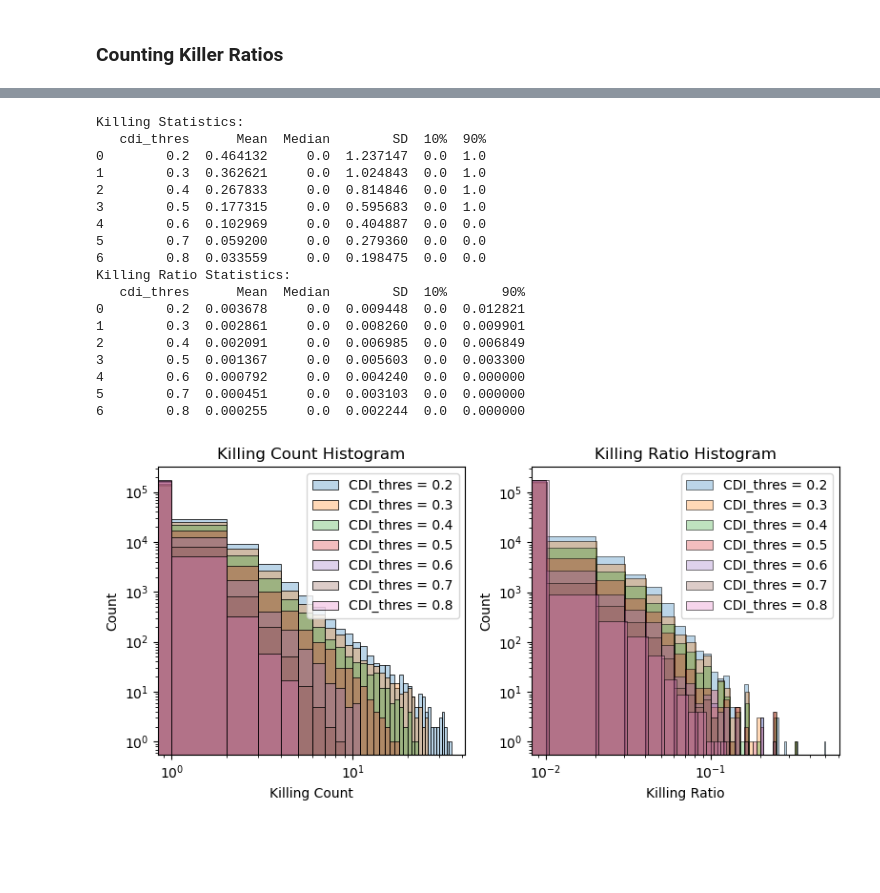
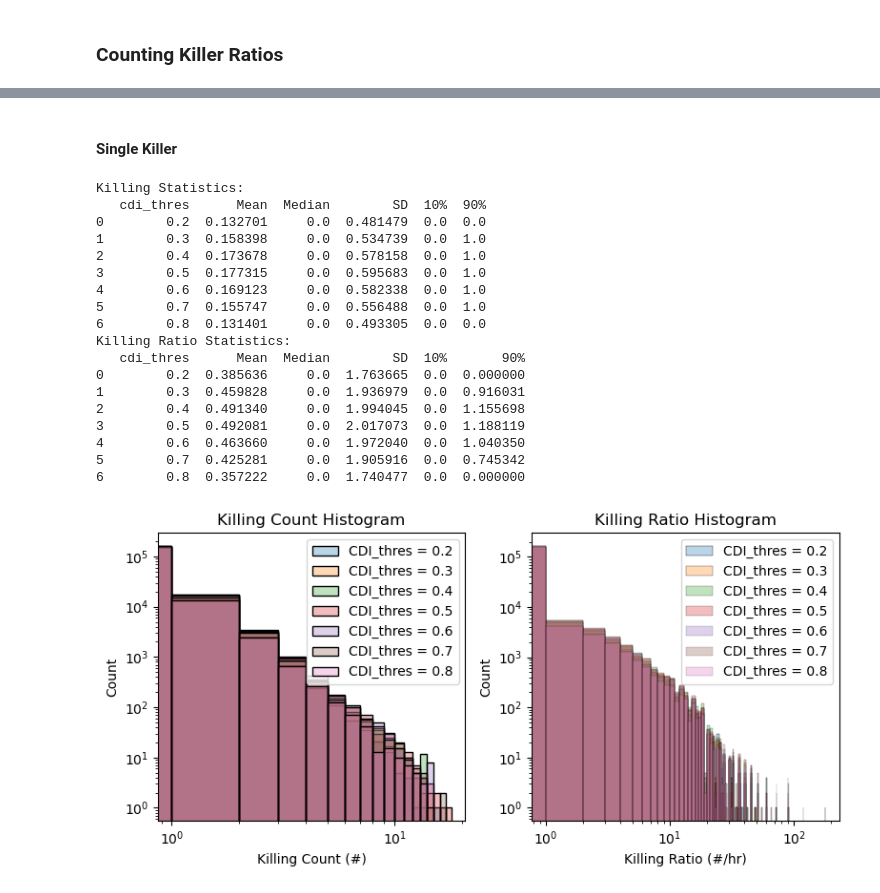
Before and after one commit to bpi-oxford/Cytotoxicity-Pipeline, a Jupyter notebook: notebooks/example_13.ipynb, the cells around one changed output, grey strips where cells are left out. Drawn from its saved outputs; the diff is of its cells as text; code cells hidden in the pictures; blank space fills up the shorter version.

```diff
--- a/notebooks/example_13.ipynb
+++ b/notebooks/example_13.ipynb
@@ -119,3 +146,11 @@ killer_t_cells[0.5]
 | 15114 | 208514 | 8422 | [95977 97157 97573 97670 99474] |
 | 15115 | 208532 | 8419 | [82927] |
 15116 rows × 3 columns
+# %%
+multi_killer_t_cells = {}
+
+for i in tqdm(range(2,5,1)):
+    cdi_thres = 0.1*i
+    multi_killer_t_cells[cdi_thres] = dd.read_csv("./tmp/multi_killer_t_cells_{:.1f}.csv".format(cdi_thres))
+    multi_killer_t_cells[cdi_thres] = multi_killer_t_cells[cdi_thres].compute()
+multi_killer_t_cells[0.2]
@@ -255,3 +377,9 @@ contacts[0.5]
 | 39496 | 8422 | 23493535 | True |
 | 39497 | 8419 | 23466073 | True |
 39498 rows × 3 columns
+# %%
+# offset the label id by time for multi killers
+for i in range(2,5,1):
+    cdi_thres = 0.1*i
+    multi_contacts[cdi_thres]['label'] = multi_contacts[cdi_thres].apply(lambda x: x["label"] + t_cell_counts[x["frame"]], axis=1)
+multi_contacts[0.2]
@@ -278,3 +420,12 @@ tcell_with_kill[0.5]
 | 149312 | 25585404 | 519.011236 | 707.191011 | 702 | 515 | 13 | 9 | 707.191011 | 519.011236 | ... |
 | 149313 | 25615129 | 665.200000 | 670.766667 | 666 | 659 | 10 | 13 | 670.766667 | 665.200000 | ... |
 23595350 rows × 42 columns
+# %%
+tcell_with_multi_kill = {}
+for i in tqdm(range(2,5,1)):
+    cdi_thres = 0.1*i
+
+    tcell_with_multi_kill[cdi_thres] = dd.merge(tcell_ddf,multi_contacts[cdi_thres][["kill","label"]], on=["label"], how="left")
+    tcell_with_multi_kill[cdi_thres] = tcell_with_multi_kill[cdi_thres].compute()
+    tcell_with_multi_kill[cdi_thres]['kill'] = tcell_with_multi_kill[cdi_thres]['kill'].fillna(False)
+tcell_with_multi_kill[0.2]
@@ -303,3 +468,10 @@ tcell_killing[0.5]
 | 146743 | 4943714 | 581.190476 | 966.642857 | 964 | 578 | 6 | 8 | 966.642857 | 581.190476 | ... |
 | 146975 | 10741670 | 61.883333 | 508.966667 | 504 | 59 | 11 | 7 | 508.966667 | 61.883333 | ... |
 31644 rows × 42 columns
+# %%
+tcell_multi_killing = {}
+
+for i in tqdm(range(2,5,1)):
+    cdi_thres = 0.1*i
+    tcell_multi_killing[cdi_thres] = tcell_with_multi_kill[cdi_thres][tcell_with_multi_kill[cdi_thres]["kill"]]
+tcell_multi_killing[0.2]
@@ -353,3 +581,5 @@ killer_count
+# %% [markdown]
+#### Single Killer
 # %%
 fig, axs = plt.subplots(1,2,figsize=(8,4))
 
@@ -376,10 +606,10 @@ for i in tqdm(range(2,9,1)):
 
     kill_count = tcell_with_kill[cdi_thres].groupby("track_id")["kill"].sum()
     track_len = tcell_with_kill[cdi_thres].groupby("track_id")["kill"].count()
-    kill_ratio = kill_count/track_len
-#     # axs.axvline(np.median(kill_count),c="k",label="Median")
+    kill_ratio = kill_count/(track_len*10/3600)
+    # axs.axvline(np.median(kill_count),c="k",label="Median")
     sns.histplot(kill_count,binwidth=1,label="CDI_thres = {:.1f}".format(cdi_thres),alpha=0.3, ax=axs[0])
-    sns.histplot(kill_ratio,binwidth=0.01,label="CDI_thres = {:.1f}".format(cdi_thres),alpha=0.3, ax=axs[1])
+    sns.histplot(kill_ratio,binwidth=1,label="CDI_thres = {:.1f}".format(cdi_thres),alpha=0.3, ax=axs[1])
 
     killing_stats["cdi_thres"].append(cdi_thres)
     killing_stats["Mean"].append(np.mean(kill_count))
@@ -395,46 +625,46 @@ for i in tqdm(range(2,9,1)):
     killing_ratio_stats["10%"].append(np.percentile(kill_ratio,10))
     killing_ratio_stats["90%"].append(np.percentile(kill_ratio,90))
 
 axs[0].set_title("Killing Count Histogram")
-axs[0].set_xlabel("Killing Count")
+axs[0].set_xlabel("Killing Count (#)")
 axs[0].set_ylabel("Count")
 axs[0].set_yscale("log")
 axs[0].set_xscale("log")
 axs[0].legend()
 
 axs[1].set_title("Killing Ratio Histogram")
-axs[1].set_xlabel("Killing Ratio")
+axs[1].set_xlabel("Killing Ratio (#/hr)")
 axs[1].set_ylabel("Count")
 axs[1].set_yscale("log")
 axs[1].set_xscale("log")
 axs[1].legend()
 
 plt.tight_layout()
 
 killing_stats = pd.DataFrame.from_dict(killing_stats)
 print("Killing Statistics:")
 print(killing_stats)
 
 killing_ratio_stats = pd.DataFrame.from_dict(killing_ratio_stats)
 print("Killing Ratio Statistics:")
 print(killing_ratio_stats)
 # %% [output]
 Killing Statistics:
    cdi_thres      Mean  Median        SD  10%  90%
-0        0.2  0.464132     0.0  1.237147  0.0  1.0
-1        0.3  0.362621     0.0  1.024843  0.0  1.0
-2        0.4  0.267833     0.0  0.814846  0.0  1.0
+0        0.2  0.132701     0.0  0.481479  0.0  0.0
+1        0.3  0.158398     0.0  0.534739  0.0  1.0
+2        0.4  0.173678     0.0  0.578158  0.0  1.0
 3        0.5  0.177315     0.0  0.595683  0.0  1.0
-4        0.6  0.102969     0.0  0.404887  0.0  0.0
-5        0.7  0.059200     0.0  0.279360  0.0  0.0
-6        0.8  0.033559     0.0  0.198475  0.0  0.0
+4        0.6  0.169123     0.0  0.582338  0.0  1.0
+5        0.7  0.155747     0.0  0.556488  0.0  1.0
+6        0.8  0.131401     0.0  0.493305  0.0  0.0
 Killing Ratio Statistics:
    cdi_thres      Mean  Median        SD  10%       90%
-0        0.2  0.003678     0.0  0.009448  0.0  0.012821
-1        0.3  0.002861     0.0  0.008260  0.0  0.009901
-2        0.4  0.002091     0.0  0.006985  0.0  0.006849
-3        0.5  0.001367     0.0  0.005603  0.0  0.003300
-4        0.6  0.000792     0.0  0.004240  0.0  0.000000
-5        0.7  0.000451     0.0  0.003103  0.0  0.000000
-6        0.8  0.000255     0.0  0.002244  0.0  0.000000
+0        0.2  0.385636     0.0  1.763665  0.0  0.000000
+1        0.3  0.459828     0.0  1.936979  0.0  0.916031
+2        0.4  0.491340     0.0  1.994045  0.0  1.155698
+3        0.5  0.492081     0.0  2.017073  0.0  1.188119
+4        0.6  0.463660     0.0  1.972040  0.0  1.040350
+5        0.7  0.425281     0.0  1.905916  0.0  0.745342
+6        0.8  0.357222     0.0  1.740477  0.0  0.000000
-[figure, old version]
+[figure, new version]
```
Also changed, not shown: parts of 16 cells of this notebook.
